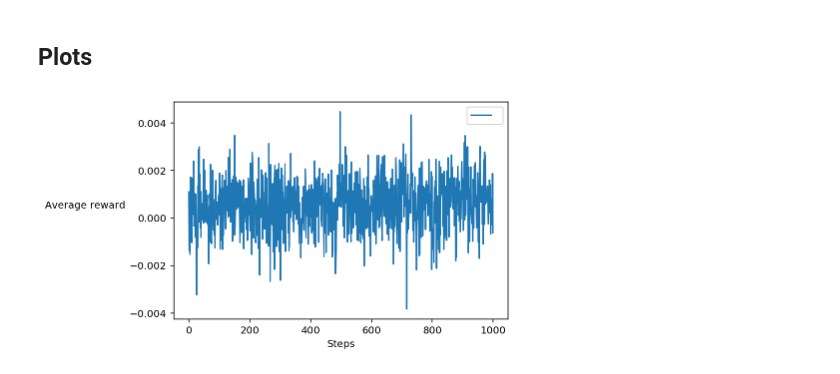
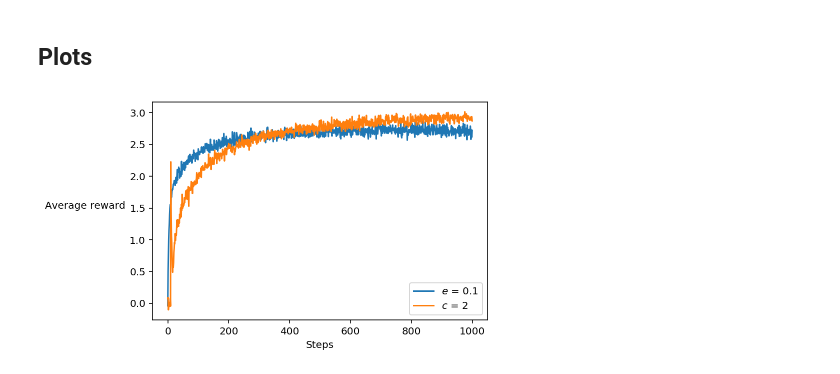
Before and after one commit to seungjaeryanlee/sutton-barto-notebooks, a Jupyter notebook: chapter02/figure_2_4/ucb.ipynb, the cells around one changed output. Drawn from its saved outputs; the diff is of its cells as text; code cells hidden in the pictures.

Commit message:
Finished Figure 2.4

```diff
--- a/chapter02/figure_2_4/ucb.ipynb
+++ b/chapter02/figure_2_4/ucb.ipynb
@@ -73,11 +73,12 @@ class EpsilonGreedyAgent:
     An e-greedy agent.
     엡실론 탐욕 에이전트입니다.
     """
-    def __init__(self, action_space, epsilon=0):
+    def __init__(self, action_space, epsilon=0, name=None):
         self.action_space = action_space
         self.q = np.zeros(len(action_space))
         self.action_counts = np.zeros(len(action_space), dtype=int)
         self.epsilon = epsilon
+        self.name = '$e$ = {}'.format(epsilon) if name is None else name
 
     def get_action(self):
         """
@@ -111,29 +119,37 @@ class UCBAgent:
     An Upper Confidence Bound agent.
     UCB 에이전트입니다.
     """
-    def __init__(self, action_space, ucb_c=0):
+    def __init__(self, action_space, ucb_c=0, name=None):
         self.action_space = action_space
         self.q = np.zeros(len(action_space))
+        self.total_action = 0
         self.action_counts = np.zeros(len(action_space), dtype=int)
         self.ucb_c = ucb_c
-
-        assert epsilon == 0 or ucb_c == 0
+        self.name = '$c$ = {}'.format(ucb_c) if name is None else name
 
     def get_action(self):
         """
-        Choose action with epsilon-greedy policy.
-        엡실론 탐욕 정책으로 행동을 선택합니다.
+        Choose action greedily with UCB action selection.
+        UCB로 탐욕적으로 행동을 선택합니다.
         """
-        if random.random() < self.epsilon:
-            return np.random.choice(self.action_space)
-        else:
-            return np.random.choice(argmax_all(self.q))
+        ucb_terms = np.zeros(len(self.action_space))
+        for action in self.action_space:
+            if self.action_counts[action] == 0:
+                ucb_terms[action] = float("inf")
+            else:
+                ucb_terms[action] = self.ucb_c *
+                    np.sqrt(np.log(self.total_action) / self.action_counts[action])
+
+        best_actions = argmax_all(self.q + ucb_terms)
+
+        return np.random.choice(best_actions)
 
     def update_q(self, action, reward):
         """
         Update appropriate Q value with given action and reward.
         주어진 행동과 보상으로 Q값을 업데이트합니다.
         """
+        self.total_action += 1
         self.action_counts[action] += 1
         self.q[action] += (reward - self.q[action]) / self.action_counts[action]
 
@@ -196,7 +212,7 @@ def plot(agents, n_runs, n_steps):
 
     names = []
     for agent in agents:
-        names.append('')
+        names.append(agent.name)
         env = Environment()
         avg_rewards = runs(env, agent, n_runs, n_steps)
         plt.plot(avg_rewards)
@@ -207,9 +223,10 @@ def plot(agents, n_runs, n_steps):
 # %%
 env = Environment()
 agents = [
-    EpsilonGreedyAgent(env.action_space, epsilon=0.1)
+    EpsilonGreedyAgent(env.action_space, epsilon=0.1),
+    UCBAgent(env.action_space, ucb_c=2)
 ]
 
-plot(agents, n_runs=1, n_steps=1000)
+plot(agents, n_runs=2000, n_steps=1000)
 # %% [output]
-[figure, old version]
+[figure, new version]
```
Also changed, not shown: parts of 4 cells of this notebook.
